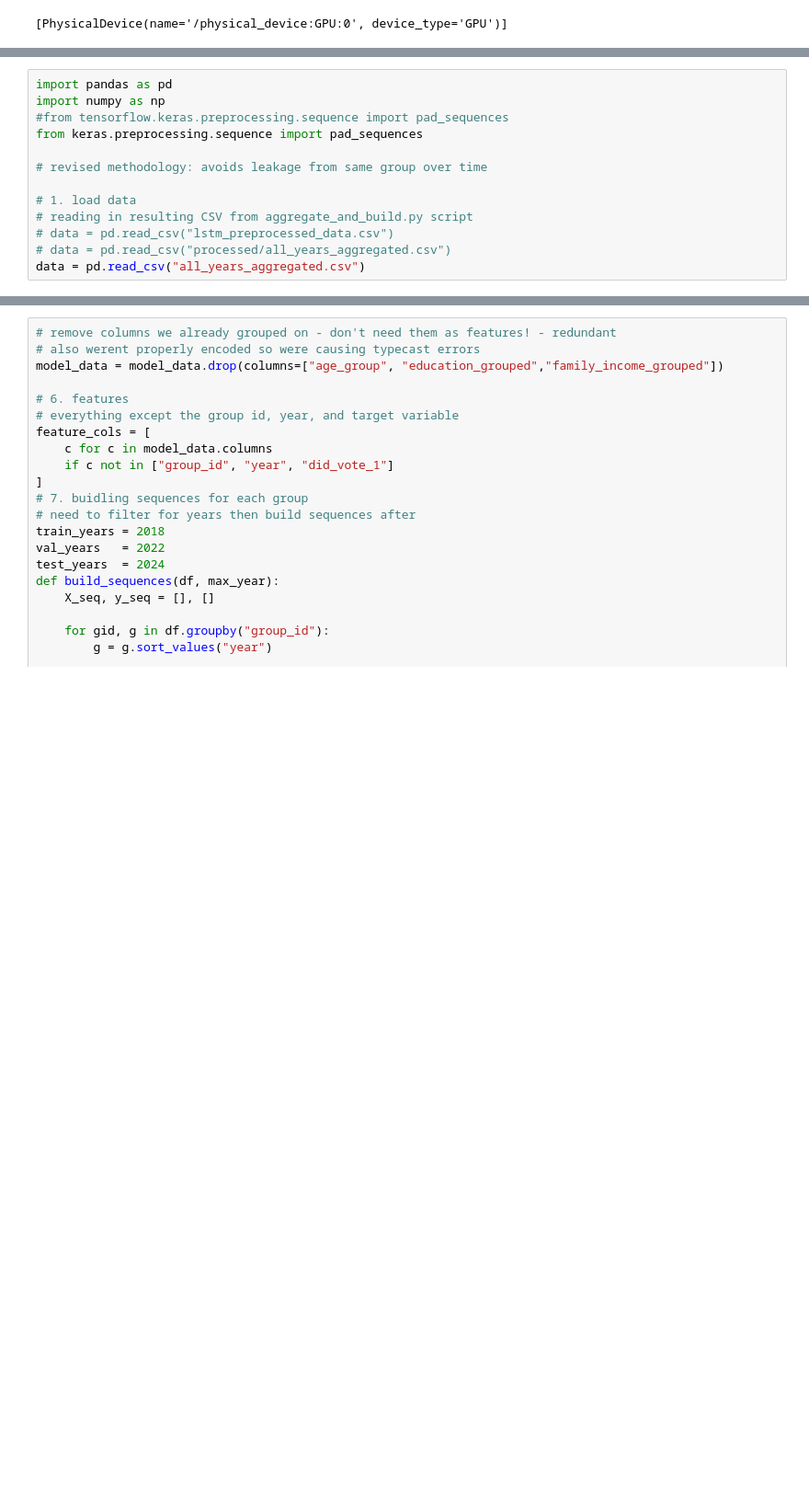
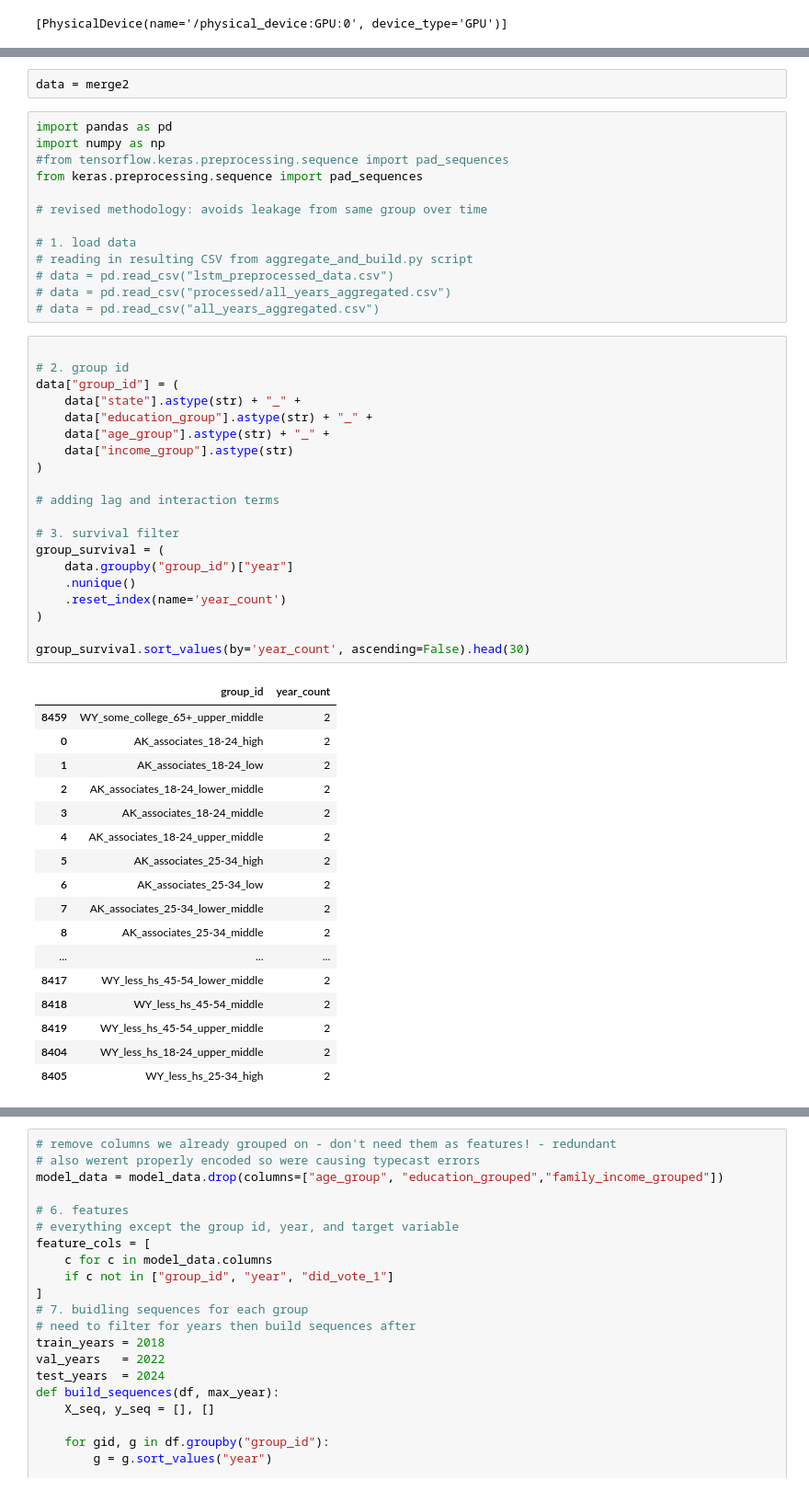
Before and after one commit to ecw70574/US-Census-Voting-and-Registration-DSCI-Capstone-Project, a Jupyter notebook: LSTM-pipeline-and-training.ipynb, the cells around one changed output, grey strips where cells are left out. Shown at 92% size. Drawn from its saved outputs; the diff is of its cells as text; blank space fills up the shorter version.

```diff
--- a/LSTM-pipeline-and-training.ipynb
+++ b/LSTM-pipeline-and-training.ipynb
@@ -12,3 +59,5 @@ print(tf.config.list_physical_devices('GPU'))
+# %%
+data = merge2
 # %%
 import pandas as pd
 import numpy as np
@@ -21,5 +70,43 @@ from keras.preprocessing.sequence import pad_sequences
 # reading in resulting CSV from aggregate_and_build.py script
 # data = pd.read_csv("lstm_preprocessed_data.csv")
 # data = pd.read_csv("processed/all_years_aggregated.csv")
-data = pd.read_csv("all_years_aggregated.csv")
+# data = pd.read_csv("all_years_aggregated.csv")
+# %%
+
+# 2. group id
+data["group_id"] = (
+    data["state"].astype(str) + "_" +
+    data["education_group"].astype(str) + "_" +
+    data["age_group"].astype(str) + "_" +
+    data["income_group"].astype(str)
+)
+
+# adding lag and interaction terms
+
+# 3. survival filter
+group_survival = (
+    data.groupby("group_id")["year"]
+    .nunique()
+    .reset_index(name='year_count')
+)
+
+group_survival.sort_values(by='year_count', ascending=False).head(30)
+# %% [output]
+|  | group_id | year_count |
+| 8459 | WY_some_college_65+_upper_middle | 2 |
+| 0 | AK_associates_18-24_high | 2 |
+| 1 | AK_associates_18-24_low | 2 |
+| 2 | AK_associates_18-24_lower_middle | 2 |
+| 3 | AK_associates_18-24_middle | 2 |
+| 4 | AK_associates_18-24_upper_middle | 2 |
+| 5 | AK_associates_25-34_high | 2 |
+| 6 | AK_associates_25-34_low | 2 |
+| 7 | AK_associates_25-34_lower_middle | 2 |
+| 8 | AK_associates_25-34_middle | 2 |
+| ... | ... | ... |
+| 8417 | WY_less_hs_45-54_lower_middle | 2 |
+| 8418 | WY_less_hs_45-54_middle | 2 |
+| 8419 | WY_less_hs_45-54_upper_middle | 2 |
+| 8404 | WY_less_hs_18-24_upper_middle | 2 |
+| 8405 | WY_less_hs_25-34_high | 2 |
 # %%
```
Also changed, not shown: parts of 8 cells of this notebook.
